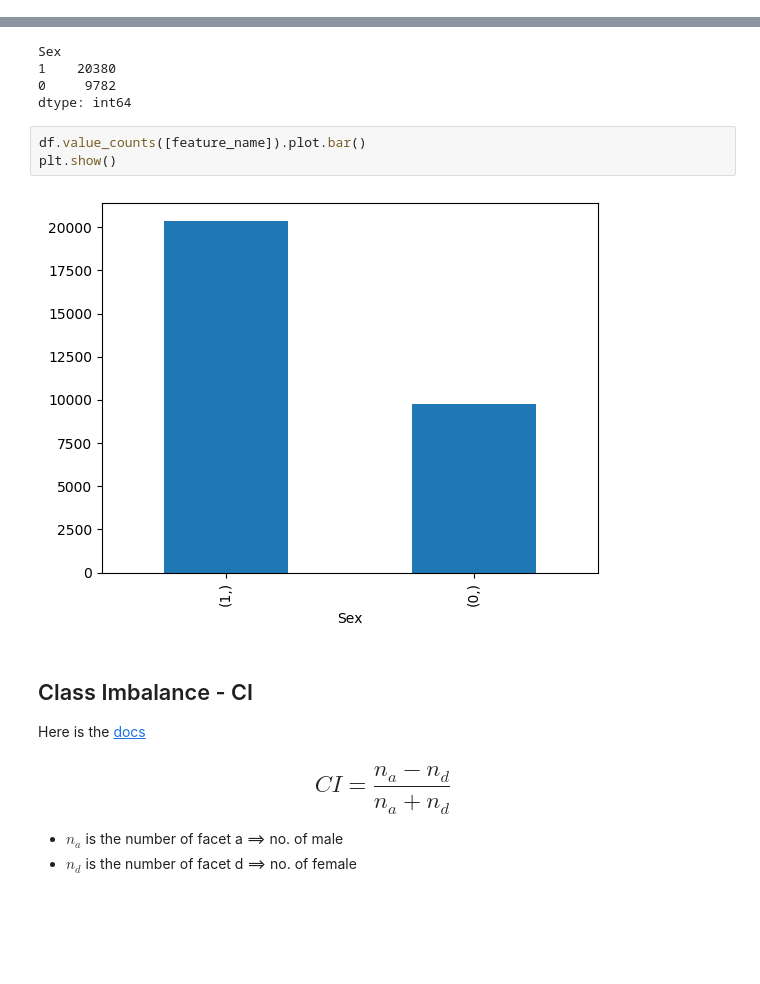
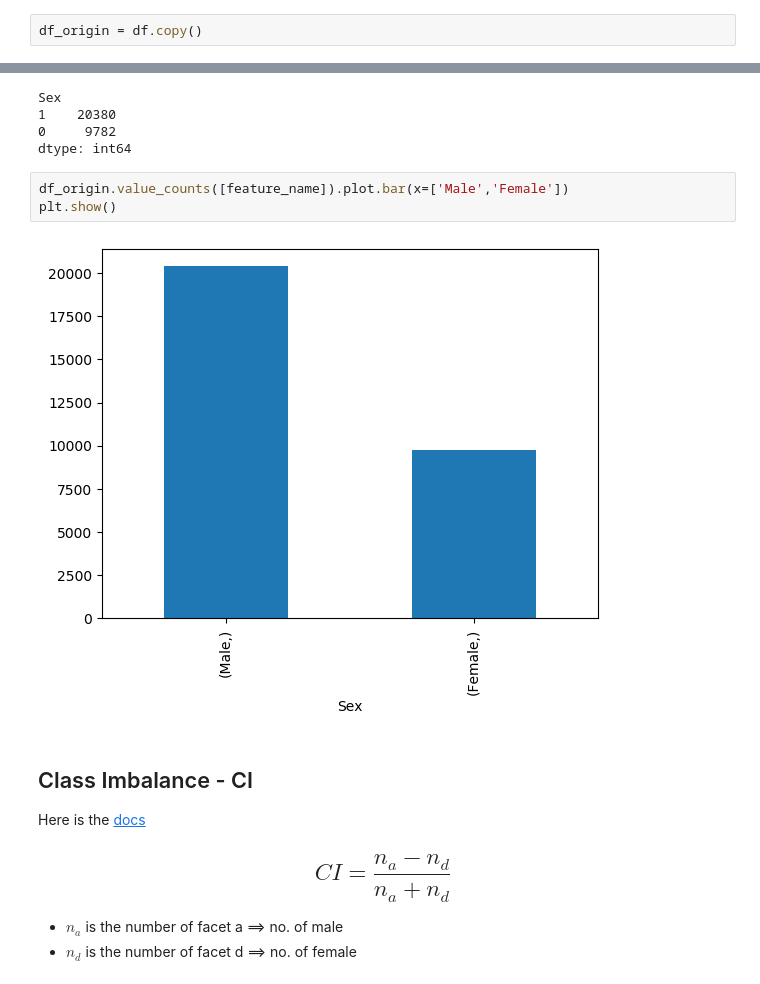
Before and after one commit to cdk-entest/sagemaker-studio, a Jupyter notebook: notebook/day-1/hai-calcualte-bias-metrics.ipynb, the cells around one changed output, grey strips where cells are left out. Cells and saved outputs as stored; diff of their text form; blank space fills up the shorter version.

```diff
--- a/notebook/day-1/hai-calcualte-bias-metrics.ipynb
+++ b/notebook/day-1/hai-calcualte-bias-metrics.ipynb
@@ -132,6 +130,8 @@ df = training_data
 This is the uci dataset
 - predict income greater or less than 50K
 - let consider bias in Sex column/feature, facets are male and femal
+# %%
+df_origin = df.copy()
 # %%
 df.head()
 # %% [output]
@@ -215,10 +201,10 @@ Sex
 0     9782
 dtype: int64
 # %%
-df.value_counts([feature_name]).plot.bar()
+df_origin.value_counts([feature_name]).plot.bar(x=['Male','Female'])
 plt.show()
 # %% [output]
-[figure, old version]
+[figure, new version]
 # %% [markdown]
 ## Class Imbalance - CI
 
```
Also changed, not shown: parts of 33 cells of this notebook, 1 other file.
